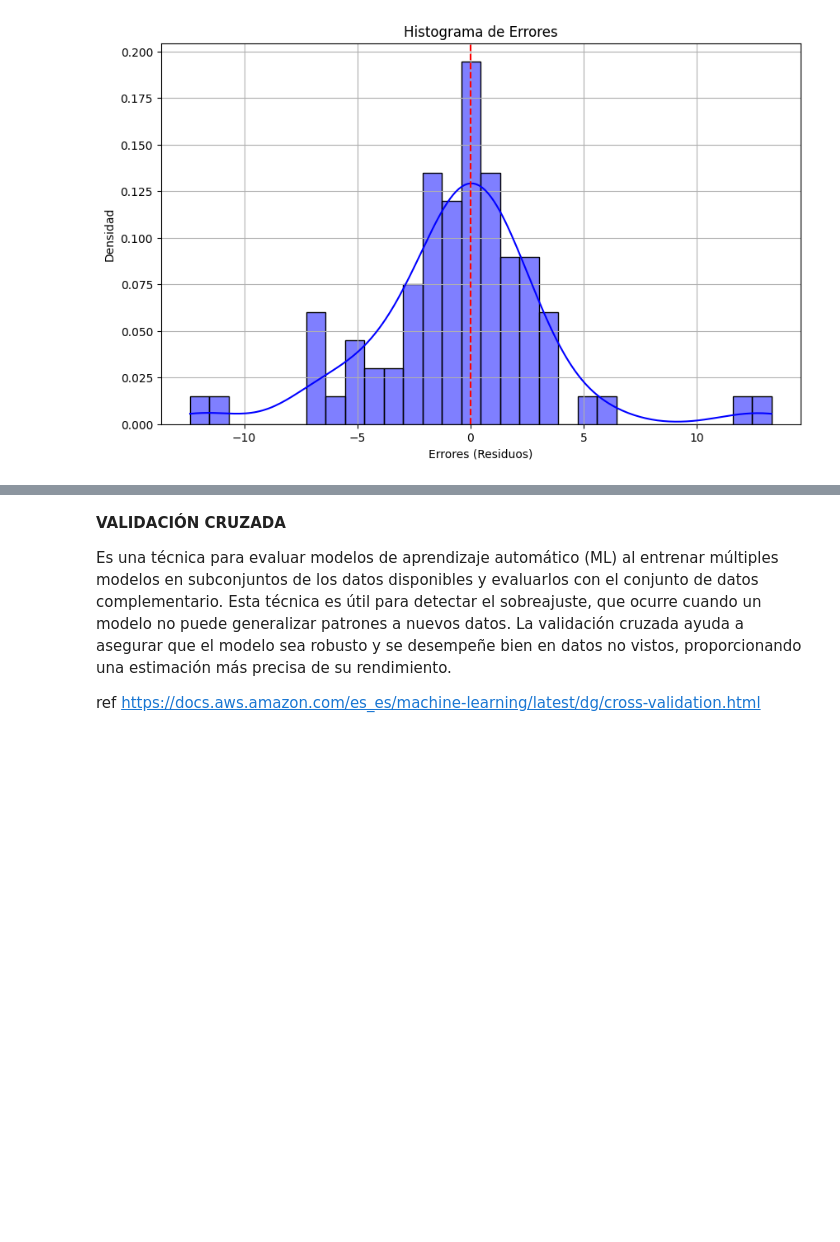
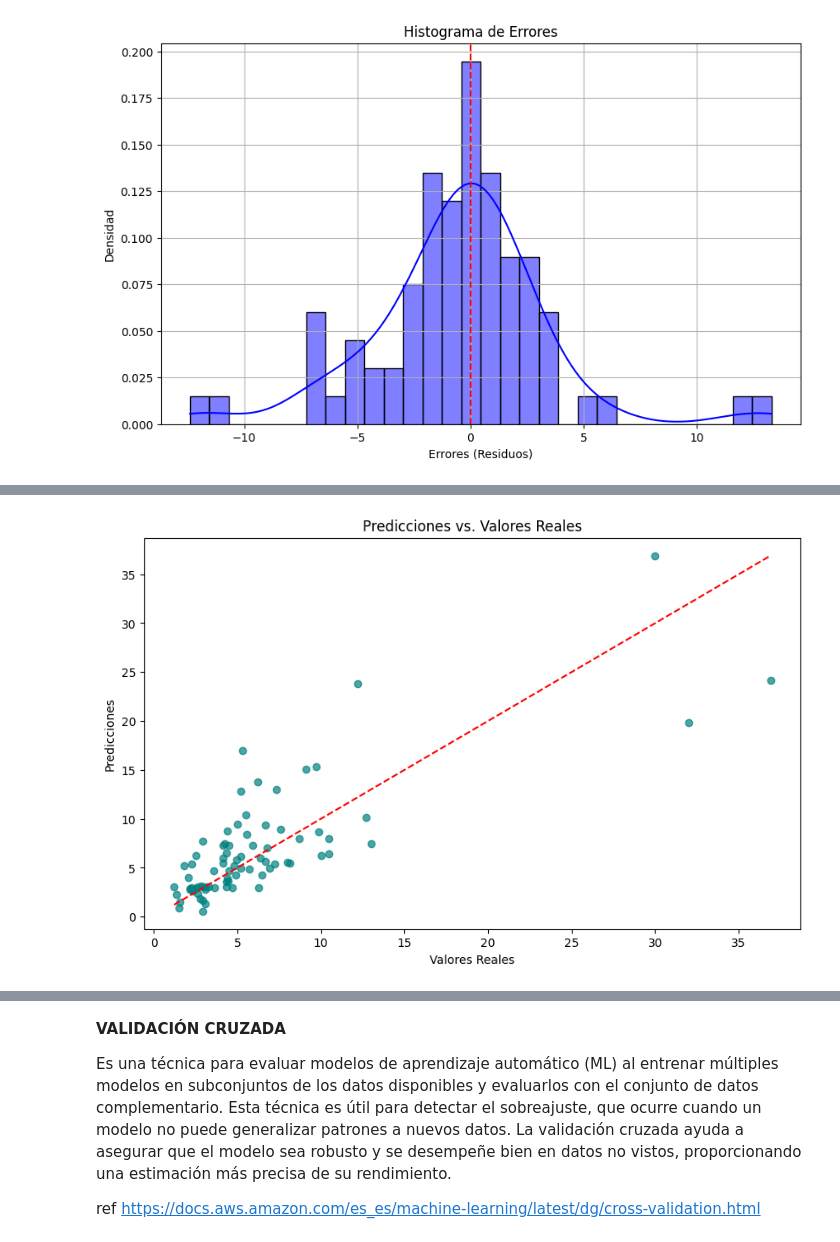
Before and after one commit to JoelByron/AI_Camp_TalentoTech, a Jupyter notebook: project/Metropolitan_Properties_Value_Prediction_Project.ipynb, the cells around one changed output, grey strips where cells are left out. Drawn from its saved outputs; the diff is of its cells as text; code cells hidden in the pictures; blank space fills up the shorter version.

```diff
--- a/project/Metropolitan_Properties_Value_Prediction_Project.ipynb
+++ b/project/Metropolitan_Properties_Value_Prediction_Project.ipynb
@@ -520,0 +602,11 @@ Lasso Regression MAPE: 0.46%, RMSE: 3.93
+# %%
+# 1. Gráfico de dispersión de predicciones vs valores reales
+plt.figure(figsize=(10, 6))
+plt.scatter(y_test, lasso_predictions, alpha=0.7, color="teal")
+plt.plot([y_test.min(), y_test.max()], [y_test.min(), y_test.max()], "r--")
+plt.xlabel("Valores Reales")
+plt.ylabel("Predicciones")
+plt.title("Predicciones vs. Valores Reales")
+plt.show()
+# %% [output]
+[figure, added]
```
Also changed, not shown: parts of 49 cells of this notebook.
